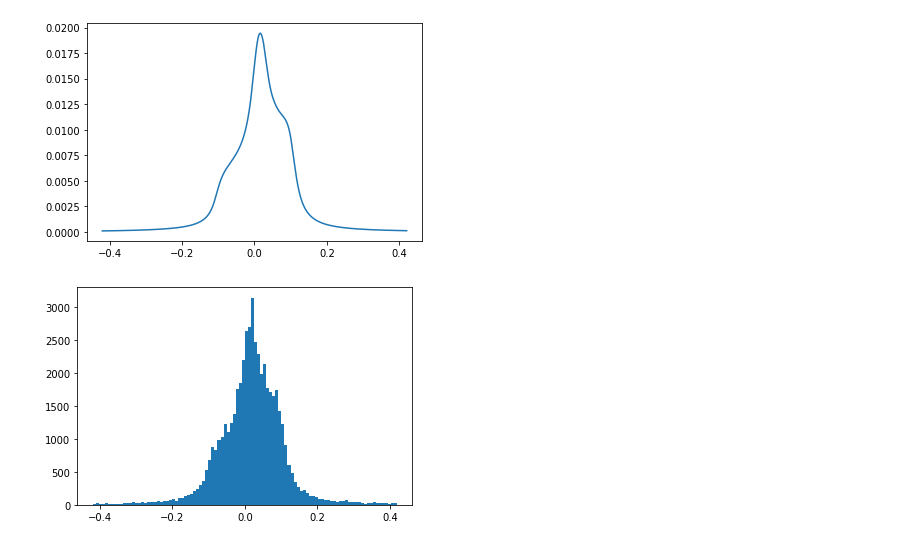
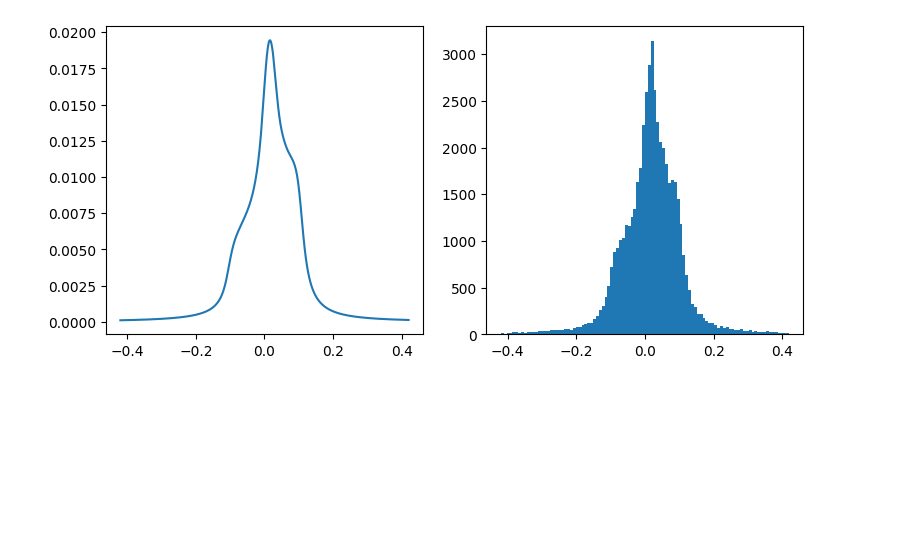
Before and after one commit to Liam-Twomey/SPaCE, a Jupyter notebook: SPaCE examples.ipynb, the cells around one changed output. Cells and saved outputs as stored; diff of their text form; code cells hidden in the pictures; blank space fills up the shorter version.

```diff
--- a/SPaCE examples.ipynb
+++ b/SPaCE examples.ipynb
@@ -95,21 +96,19 @@ test2.nu=np.array([0,0.05]) #Set the frequency of the spins
 # %%
 ## Making a system with a spectral shape
 
 dist=np.load('Sim_NO.npy')
 dist[0]=(dist[0]*2.8-9800)/1000*-1 #super rough calculation of converting field to frequency
 #load or make your preferred data structure where the first element of the array is the frequency centered at where you will be pulsing. The second element should just be some intensity.
-plt.plot(dist[0],dist[1]) #Visualize your data input
-plt.show()
-
+f,axs = plt.subplots(1,2, figsize=[9,4])
+axs[0].plot(dist[0],dist[1]) #Visualize your data input
 #input your data to make the spin system using the dist_file argument and the 'Histogram' method option
 test3=sp.spin(50000,method='Histogram',dist_file=dist)
 
 #Visualize your spin system with histograms
-plt.hist(test3.nu,bins=100)
+axs[1].hist(test3.nu,bins=100)
 plt.show()
 # %% [output]
-[figure, old version]
+[figure, new version]
-[figure, removed]
 # %%
 ##Complex pulse sequences
 #Outside of 2p-hahn-echo, ENDOR, and EDNMR, phase cycling is almost a requirement to identify which echo is the correct one (assuming you don't know which one). Hence, incorporating phase cycles can be done through simple for loops.
```
Also changed, not shown: parts of 9 cells of this notebook, 2 other files.
